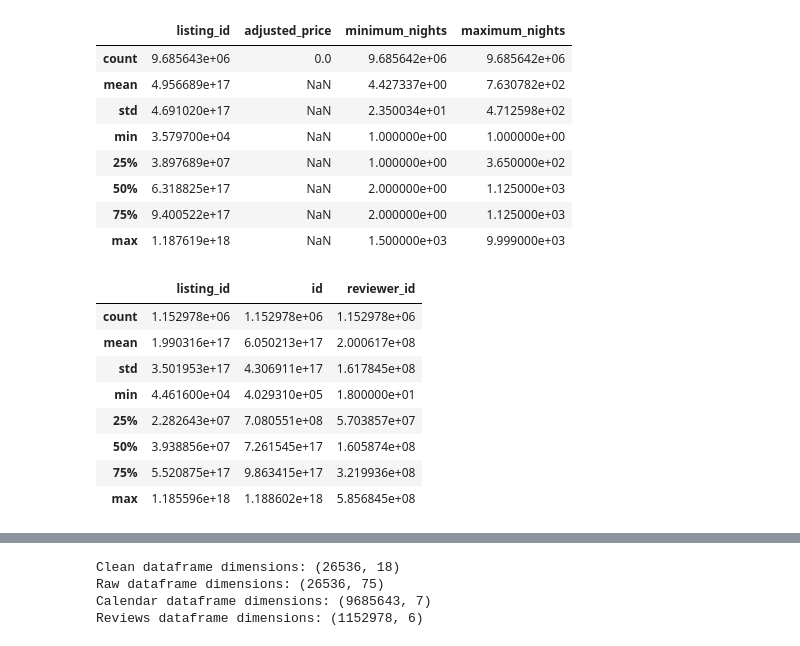
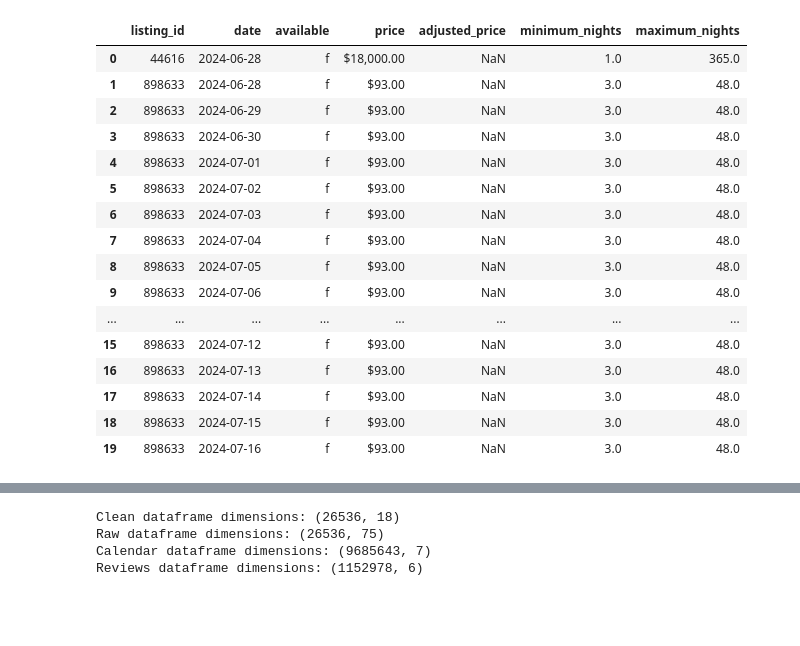
Before and after one commit to leonfgz48/Mineria_de_Datos_Proyecto, a Jupyter notebook: EDA_airbnb.ipynb, the cells around one changed output, grey strips where cells are left out. Drawn from its saved outputs; the diff is of its cells as text; code cells hidden in the pictures; blank space fills up the shorter version.

```diff
--- a/EDA_airbnb.ipynb
+++ b/EDA_airbnb.ipynb
@@ -50,24 +20,20 @@ clean_list.describe()
-# %%
-calendar_data.describe()
-# %% [output]
-|  | listing_id | adjusted_price | minimum_nights | maximum_nights |
-| count | 9.685643e+06 | 0.0 | 9.685642e+06 | 9.685642e+06 |
-| mean | 4.956689e+17 | NaN | 4.427337e+00 | 7.630782e+02 |
-| std | 4.691020e+17 | NaN | 2.350034e+01 | 4.712598e+02 |
-| min | 3.579700e+04 | NaN | 1.000000e+00 | 1.000000e+00 |
-| 25% | 3.897689e+07 | NaN | 1.000000e+00 | 3.650000e+02 |
-| 50% | 6.318825e+17 | NaN | 2.000000e+00 | 1.125000e+03 |
-| 75% | 9.400522e+17 | NaN | 2.000000e+00 | 1.125000e+03 |
-| max | 1.187619e+18 | NaN | 1.500000e+03 | 9.999000e+03 |
-# %%
-reviews_data.describe()
-# %% [output]
-|  | listing_id | id | reviewer_id |
-| count | 1.152978e+06 | 1.152978e+06 | 1.152978e+06 |
-| mean | 1.990316e+17 | 6.050213e+17 | 2.000617e+08 |
-| std | 3.501953e+17 | 4.306911e+17 | 1.617845e+08 |
-| min | 4.461600e+04 | 4.029310e+05 | 1.800000e+01 |
-| 25% | 2.282643e+07 | 7.080551e+08 | 5.703857e+07 |
-| 50% | 3.938856e+07 | 7.261545e+17 | 1.605874e+08 |
-| 75% | 5.520875e+17 | 9.863415e+17 | 3.219936e+08 |
-| max | 1.185596e+18 | 1.188602e+18 | 5.856845e+08 |
+# %%
+calendar_data.head(20)
+# %% [output]
+|  | listing_id | date | available | price | adjusted_price | minimum_nights | maximum_nights |
+| 0 | 44616 | 2024-06-28 | f | $18,000.00 | NaN | 1.0 | 365.0 |
+| 1 | 898633 | 2024-06-28 | f | $93.00 | NaN | 3.0 | 48.0 |
+| 2 | 898633 | 2024-06-29 | f | $93.00 | NaN | 3.0 | 48.0 |
+| 3 | 898633 | 2024-06-30 | f | $93.00 | NaN | 3.0 | 48.0 |
+| 4 | 898633 | 2024-07-01 | f | $93.00 | NaN | 3.0 | 48.0 |
+| 5 | 898633 | 2024-07-02 | f | $93.00 | NaN | 3.0 | 48.0 |
+| 6 | 898633 | 2024-07-03 | f | $93.00 | NaN | 3.0 | 48.0 |
+| 7 | 898633 | 2024-07-04 | f | $93.00 | NaN | 3.0 | 48.0 |
+| 8 | 898633 | 2024-07-05 | f | $93.00 | NaN | 3.0 | 48.0 |
+| 9 | 898633 | 2024-07-06 | f | $93.00 | NaN | 3.0 | 48.0 |
+| ... | ... | ... | ... | ... | ... | ... | ... |
+| 15 | 898633 | 2024-07-12 | f | $93.00 | NaN | 3.0 | 48.0 |
+| 16 | 898633 | 2024-07-13 | f | $93.00 | NaN | 3.0 | 48.0 |
+| 17 | 898633 | 2024-07-14 | f | $93.00 | NaN | 3.0 | 48.0 |
+| 18 | 898633 | 2024-07-15 | f | $93.00 | NaN | 3.0 | 48.0 |
+| 19 | 898633 | 2024-07-16 | f | $93.00 | NaN | 3.0 | 48.0 |
```
Also changed, not shown: parts of 11 cells of this notebook.
